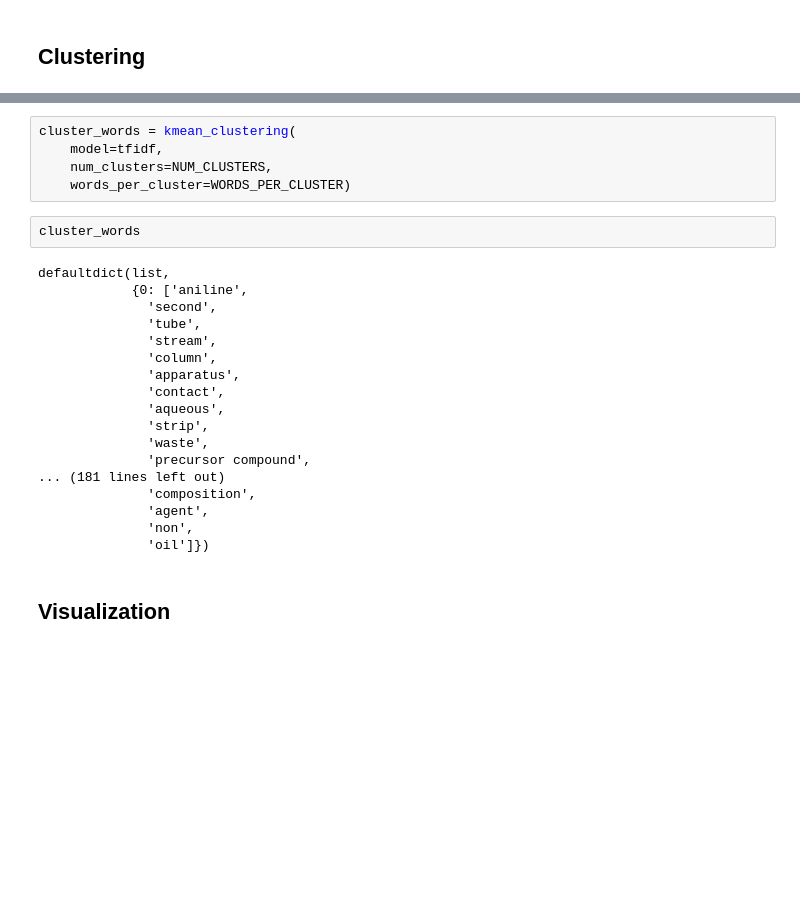
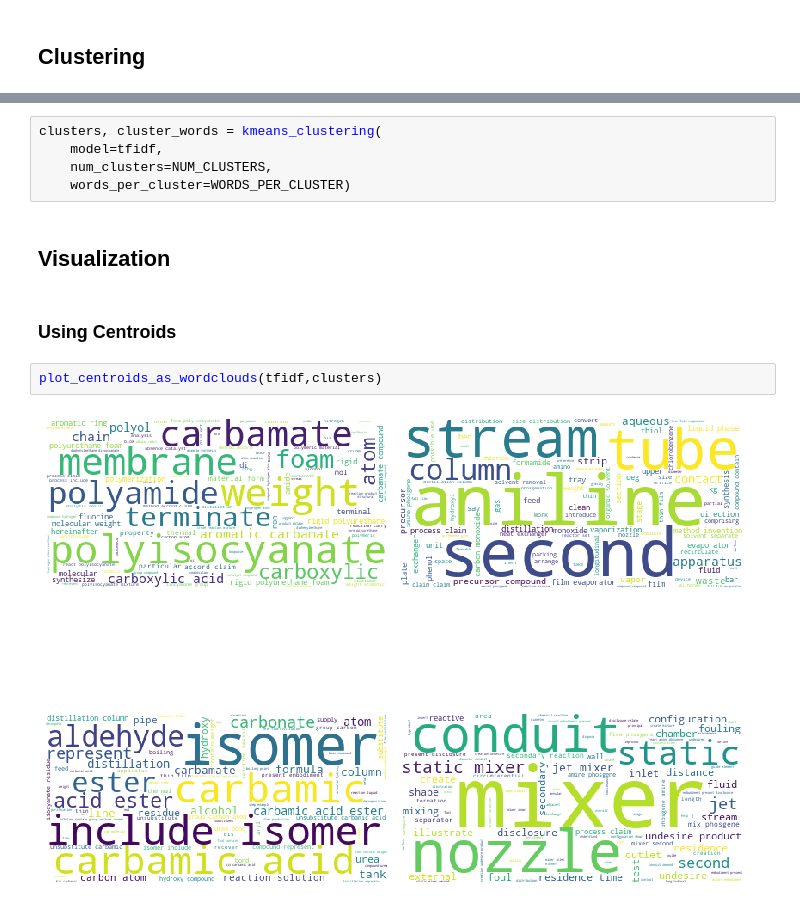
Before and after one commit to shanepeckham/NLP-1, a Jupyter notebook: Complementary_Courses/Personal_Exercises/Flat_Clustering_Right.ipynb, the cells around one changed output, grey strips where cells are left out. Cells and saved outputs as stored; diff of their text form; blank space fills up the shorter version.

```diff
--- a/Complementary_Courses/Personal_Exercises/Flat_Clustering_Right.ipynb
+++ b/Complementary_Courses/Personal_Exercises/Flat_Clustering_Right.ipynb
@@ -88,27 +102,13 @@ tfidf.representation.head()
 # %%
-cluster_words = kmean_clustering(
+clusters, cluster_words = kmeans_clustering(
     model=tfidf,
     num_clusters=NUM_CLUSTERS,
     words_per_cluster=WORDS_PER_CLUSTER)
-# %%
-cluster_words
-# %% [output]
-defaultdict(list,
-            {0: ['aniline',
-              'second',
-              'tube',
-              'stream',
-              'column',
-              'apparatus',
-              'contact',
-              'aqueous',
-              'strip',
-              'waste',
-              'precursor compound',
-... (181 lines left out)
-              'composition',
-              'agent',
-              'non',
-              'oil']})
 # %% [markdown]
 ## Visualization
+# %% [markdown]
+### Using Centroids
+# %%
+plot_centroids_as_wordclouds(tfidf,clusters)
+# %% [output]
+[figure, added]
```
Also changed, not shown: parts of 10 cells of this notebook, 3 other files.
